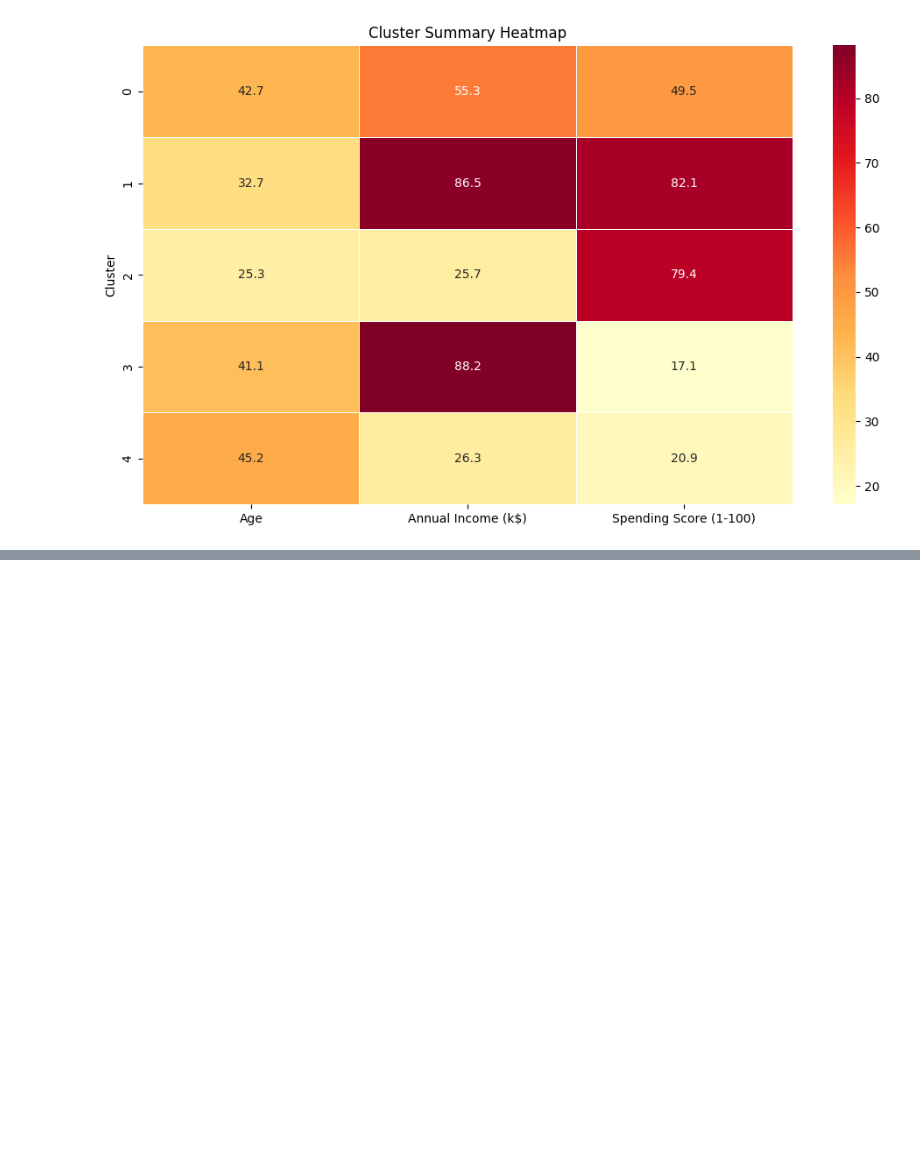
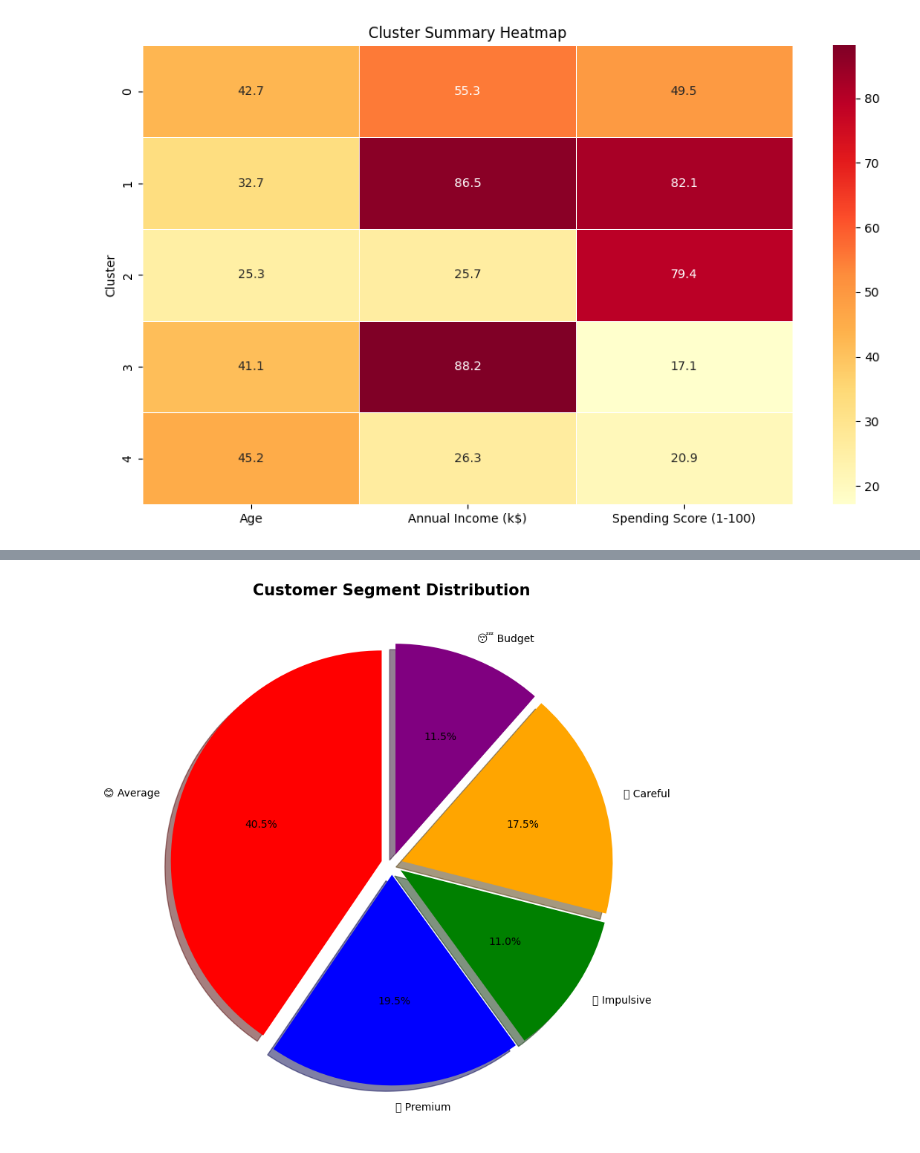
Before and after one commit to Tamanna0607/PRODIGY_ML_02, a Jupyter notebook: customer_segmentation.ipynb, the cells around one changed output, grey strips where cells are left out. Saved outputs shown, nothing was run; the diff lists cells and outputs as text; code cells hidden in the pictures; blank space fills up the shorter version.

```diff
--- a/customer_segmentation.ipynb
+++ b/customer_segmentation.ipynb
@@ -270,0 +323,18 @@ plt.show()
+# %%
+plt.figure(figsize=(8, 8))
+
+cluster_names = ['😊 Average', '💎 Premium', '🛍️ Impulsive', '💰 Careful', '😴 Budget']
+cluster_counts = df['Cluster'].value_counts().sort_index()
+colors = ['red', 'blue', 'green', 'orange', 'purple']
+explode = (0.05, 0.05, 0.05, 0.05, 0.05)
+
+plt.pie(cluster_counts, labels=cluster_names, colors=colors,
+        autopct='%1.1f%%', explode=explode, shadow=True,
+        startangle=90)
+
+plt.title('Customer Segment Distribution', fontsize=15, fontweight='bold')
+plt.tight_layout()
+plt.savefig('cluster_pie.png')
+plt.show()
+# %% [output]
+[figure, added]
```
Also changed, not shown: parts of 5 cells of this notebook, 4 other files.
